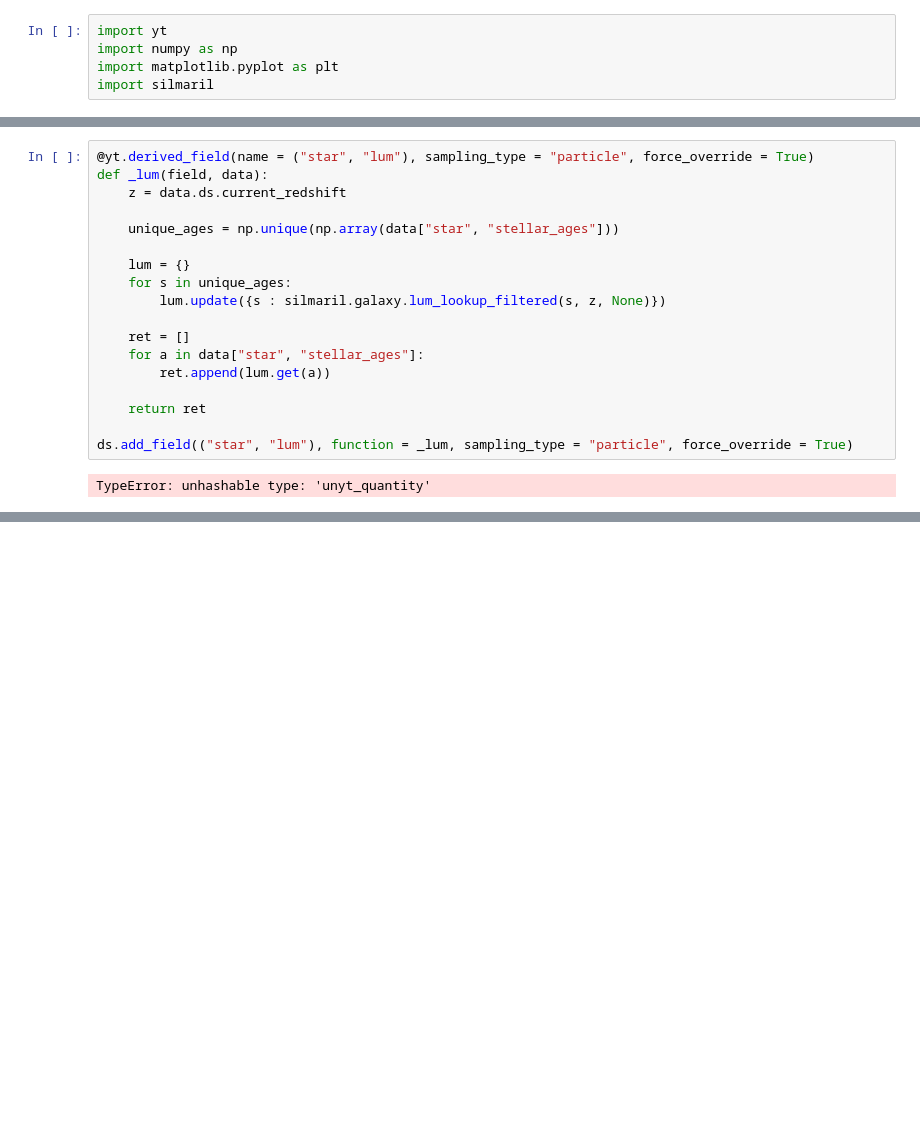
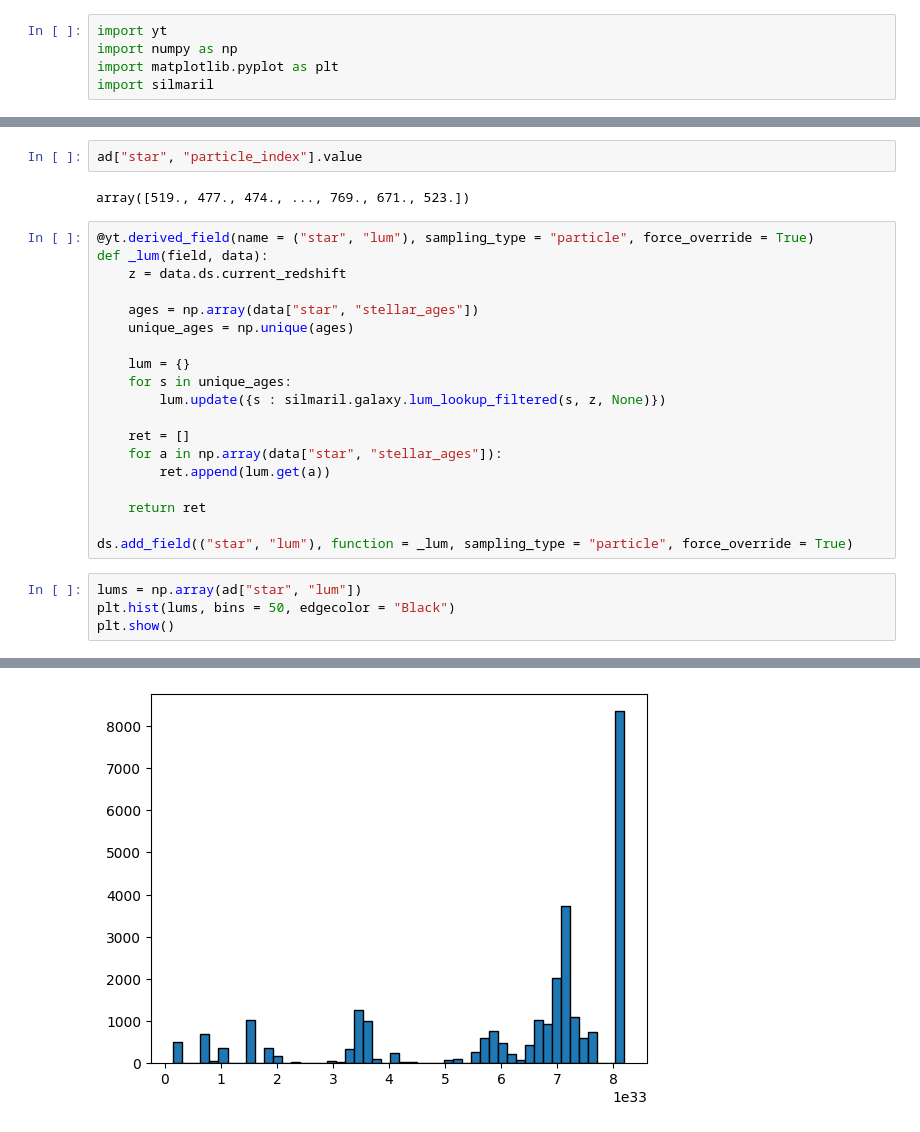
Before and after one commit to aetherumd/imaging-notes, a Jupyter notebook: Imaging.ipynb, the cells around one changed output, grey strips where cells are left out. Saved outputs shown, nothing was run; the diff lists cells and outputs as text; blank space fills up the shorter version.

```diff
--- a/Imaging.ipynb
+++ b/Imaging.ipynb
@@ -89,20 +92,28 @@ plt.show()
+# %%
+ad["star", "particle_index"].value
+# %% [output]
+array([519., 477., 474., ..., 769., 671., 523.])
 # %%
 @yt.derived_field(name = ("star", "lum"), sampling_type = "particle", force_override = True)
 def _lum(field, data):
     z = data.ds.current_redshift
 
-    unique_ages = np.unique(np.array(data["star", "stellar_ages"]))
+    ages = np.array(data["star", "stellar_ages"])
+    unique_ages = np.unique(ages)
 
     lum = {}
     for s in unique_ages:
         lum.update({s : silmaril.galaxy.lum_lookup_filtered(s, z, None)})
 
     ret = []
-    for a in data["star", "stellar_ages"]:
+    for a in np.array(data["star", "stellar_ages"]):
         ret.append(lum.get(a))
 
     return ret
 
 ds.add_field(("star", "lum"), function = _lum, sampling_type = "particle", force_override = True)
-# %% [output]
-TypeError: unhashable type: 'unyt_quantity'
+# %%
+lums = np.array(ad["star", "lum"])
+plt.hist(lums, bins = 50, edgecolor = "Black")
+plt.show()
+# %% [output]
@@ -108,0 +121 @@ TypeError: unhashable type: 'unyt_quantity'
+[figure, added]
```
Also changed, not shown: parts of 9 cells of this notebook, 3 other files.
